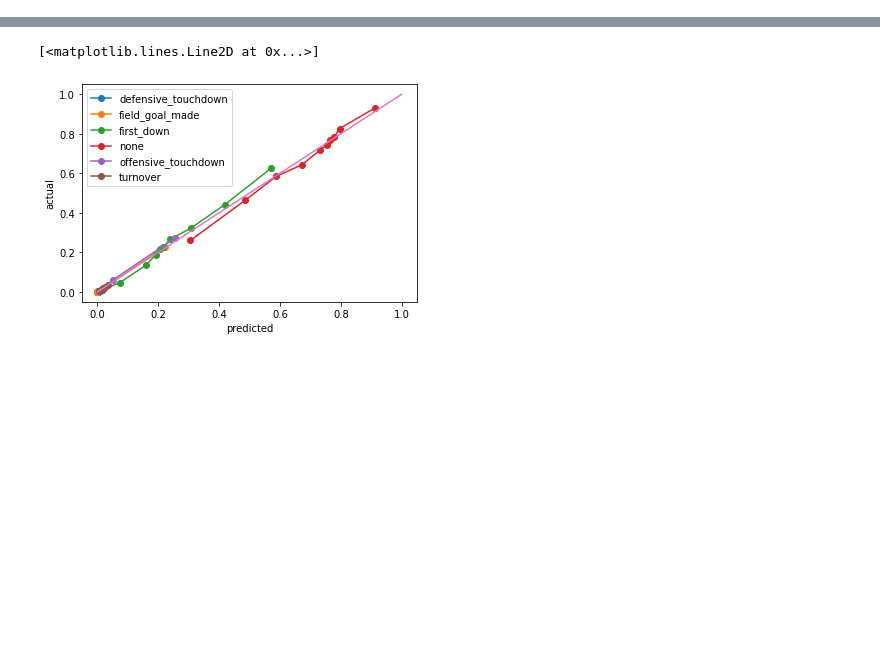
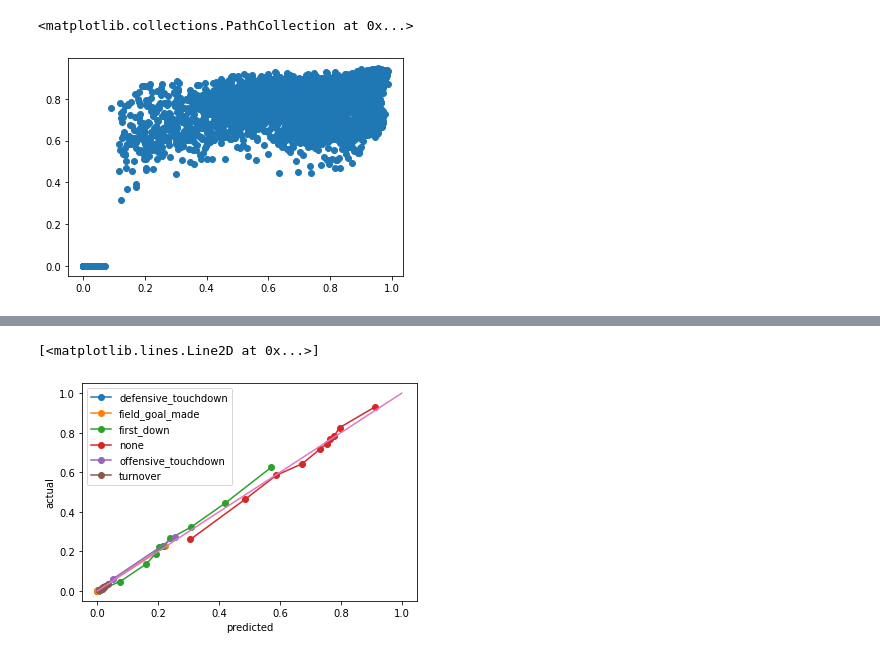
Before and after one commit to lucas-haupt/nfl-live-win-probability, a Jupyter notebook: notebooks/build_advance_models.ipynb, the cells around one changed output, grey strips where cells are left out. Drawn from its saved outputs; the diff is of its cells as text; code cells hidden in the pictures; blank space fills up the shorter version.

```diff
--- a/notebooks/build_advance_models.ipynb
+++ b/notebooks/build_advance_models.ipynb
@@ -315,0 +848,5 @@ x_view = pd.concat([
+# %%
+plt.scatter(x_view["search_rf_play_field_goal_made"], x_view["logit_advanced_play_field_goal_made"])
+# %% [output]
+<matplotlib.collections.PathCollection at 0x...>
+[figure, added]
```
Also changed, not shown: parts of 52 cells of this notebook, 7 other files.
